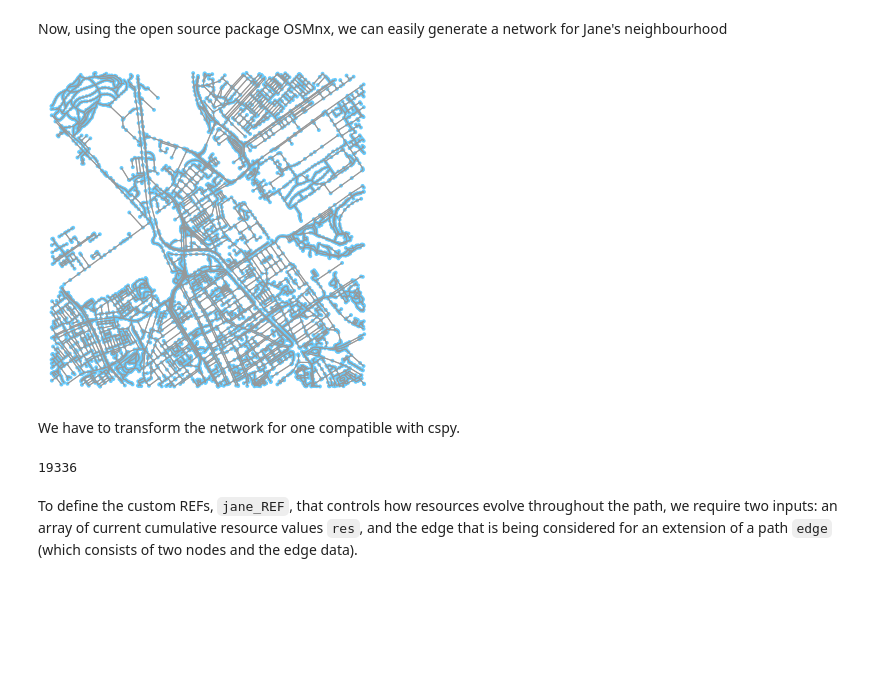
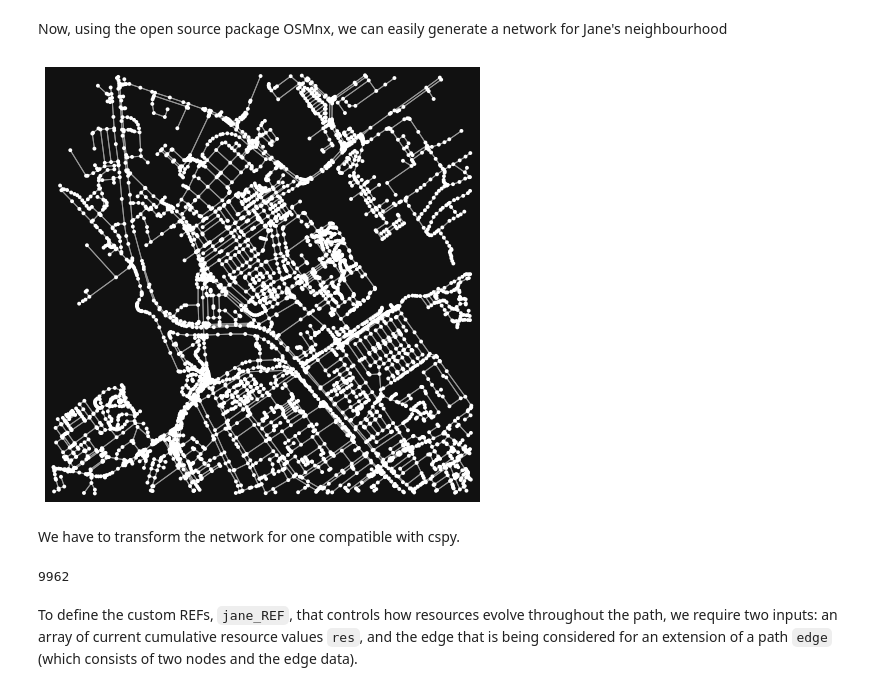
Before and after one commit to torressa/cspy, a Jupyter notebook: examples/jpath/jpath_example.ipynb, the cells around one changed output. Cells and saved outputs as stored; diff of their text form; code cells hidden in the pictures; blank space fills up the shorter version.

```diff
--- a/examples/jpath/jpath_example.ipynb
+++ b/examples/jpath/jpath_example.ipynb
@@ -23,13 +23,12 @@ Now, using the open source package OSMnx, we can easily generate a network for J
 # %%
 from osmnx import graph_from_address, plot_graph
 
 M = graph_from_address('Ceramstraat, Delft, Netherlands',
-                           distance=1600,
-                           network_type='walk',
-                           simplify=False)
+                        network_type='walk',
+                        simplify=False)
 f, ax = plot_graph(M)
 # %% [output]
-[figure, old version]
+[figure, new version]
 # %% [markdown]
 We have to transform the network for one compatible with cspy.
 # %%
@@ -48,7 +47,7 @@ n_edges = len(G.edges())  # number of edges in network
 
 print(n_edges)
 # %% [output]
-19336
+9962
 # %% [markdown]
 To define the custom REFs,  ``jane_REF``, that controls how resources evolve throughout the path, we require two inputs: an array of current cumulative resource values ``res``, and the edge that is being considered for an extension of a path ``edge`` (which consists of two nodes and the edge data).
 # %%
```
Also changed, not shown: parts of 3 cells of this notebook, 4 other files.
